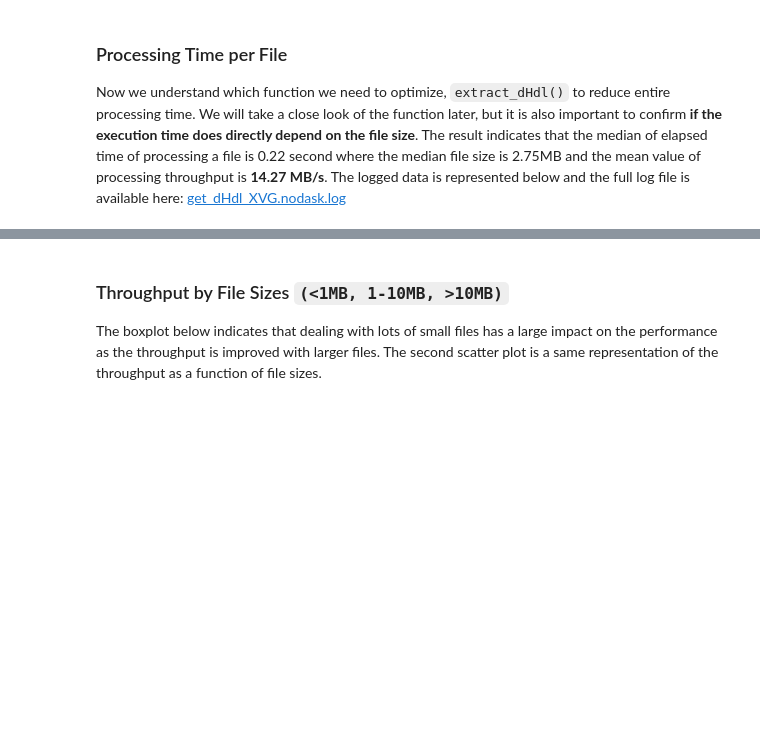
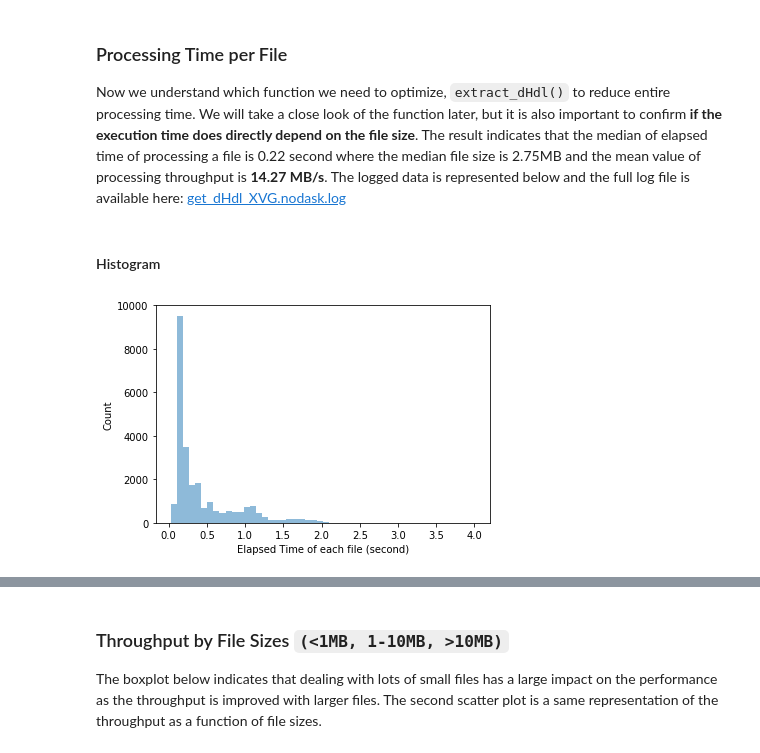
Before and after one commit to hpcanalytics/midas-alchemlyb, a Jupyter notebook: profiling.ipynb, the cells around one changed output, grey strips where cells are left out. Cells and saved outputs as stored; diff of their text form; code cells hidden in the pictures; blank space fills up the shorter version.

```diff
--- a/profiling.ipynb
+++ b/profiling.ipynb
@@ -107,3 +108,12 @@ df = df.sort_values(by=['sim','filename']).reset_index(drop=True)
 # 99.73%
 df_outlier_removed = df[~(np.abs(df.bytes-df.bytes.mean()) > (3*df.bytes.std()))]
 df_outlier_removed = df_outlier_removed.assign(mbytes=df_outlier_removed['bytes']/2**20)
+# %% [markdown]
+#### Histogram
+# %%
+ax = (df_outlier_removed['elapsed_time']).plot.hist(alpha=0.5, bins=50)
+ax.set_xlabel("Elapsed Time of each file (second)")
+ax.set_ylabel("Count")
+plt.show()
+# %% [output]
+[figure, added]
```
Also changed, not shown: parts of 12 cells of this notebook.
